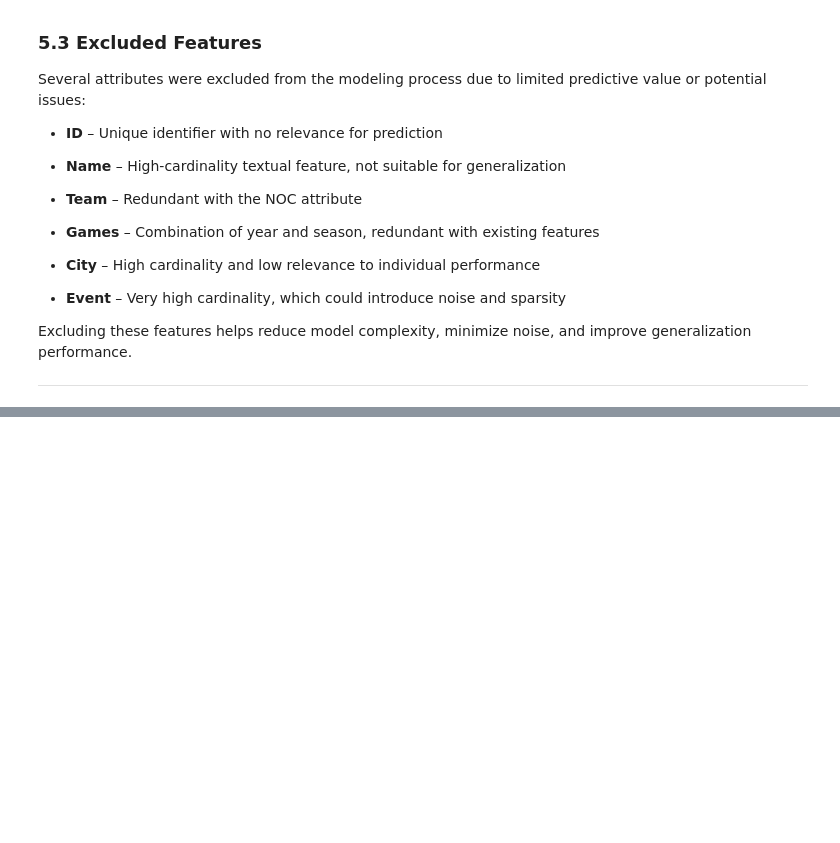
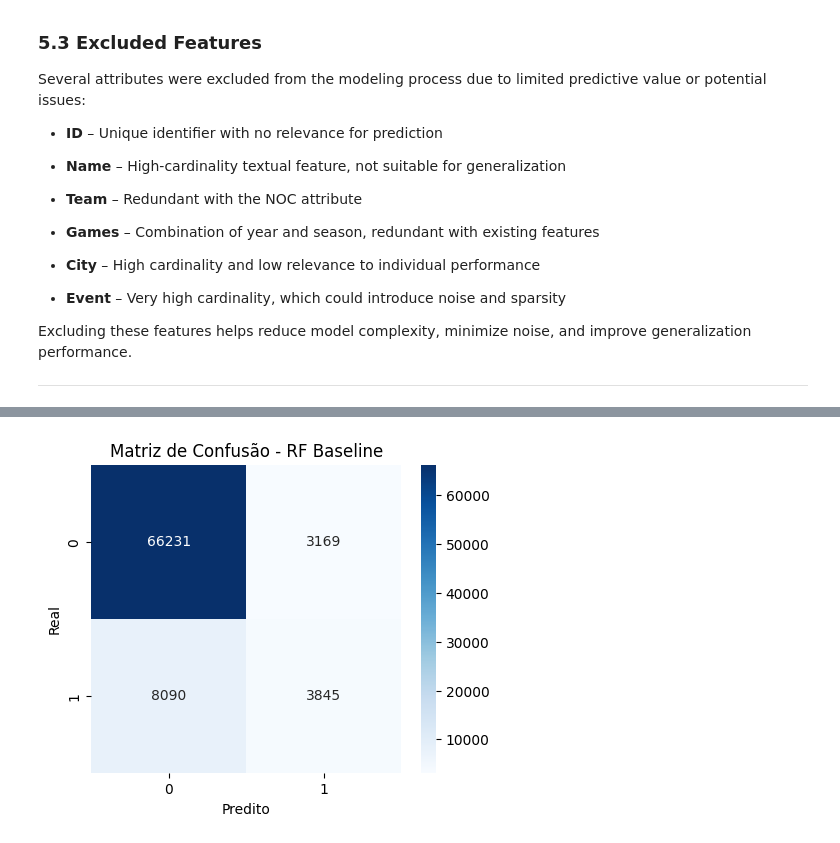
Before and after one commit to diogooaabreu/IA25_P02_G4, a Jupyter notebook: Notebook1.ipynb, the cells around one changed output, grey strips where cells are left out. Saved outputs shown, nothing was run; the diff lists cells and outputs as text; code cells hidden in the pictures; blank space fills up the shorter version.

Commit message:
Explain how the data was prepared;  Apply the ML algorithms and evaluate the generate models ; Optimize the selected algorithm adjusting the hyperparameters

```diff
--- a/Notebook1.ipynb
+++ b/Notebook1.ipynb
@@ -30,12 +30,12 @@ In this section, the Olympic athletes dataset is loaded and an initial inspectio
 import numpy as np
 import pandas as pd
 
-df = pd.read_csv("athlete_events.csv")
+olympic_df= pd.read_csv("athlete_events.csv")
 
-df.head()
-df.shape
-df.info()
-df.describe()
+olympic_df.head()
+olympic_df.shape
+olympic_df.info()
+olympic_df.describe()
 # %% [output]
 <class 'pandas.core.frame.DataFrame'>
 RangeIndex: 271116 entries, 0 to 271115
@@ -202,0 +470,82 @@ Excluding these features helps reduce model complexity, minimize noise, and impr
+# %%
+# ===============================
+# Random Forest - Duas Versões
+# ===============================
+
+from sklearn.ensemble import RandomForestClassifier
+from sklearn.metrics import accuracy_score, confusion_matrix, classification_report
+import matplotlib.pyplot as plt
+import seaborn as sns
+
+# --- Versão Baseline (padrão) ---
+rf_baseline = RandomForestClassifier(
+    n_estimators=100,       # número padrão de árvores
+    random_state=42
+)
+rf_baseline.fit(X_train, y_train)
+y_pred_baseline = rf_baseline.predict(X_test)
+
+# Accuracy
+acc_baseline = accuracy_score(y_test, y_pred_baseline)
+print("=== Random Forest - Versão Padrão ===")
+print(f"Accuracy: {acc_baseline:.4f}\n")
+
+# Matriz de Confusão
+cm_baseline = confusion_matrix(y_test, y_pred_baseline)
+print("Matriz de Confusão:")
+print(cm_baseline)
+
+# Relatório de Classificação
+print("\nRelatório de Classificação:")
+print(classification_report(y_test, y_pred_baseline))
+
+# Gráfico da Matriz de Confusão
+plt.figure(figsize=(5,4))
+sns.heatmap(cm_baseline, annot=True, fmt="d", cmap="Blues")
+plt.title("Matriz de Confusão - RF Baseline")
+plt.xlabel("Predito")
+plt.ylabel("Real")
+plt.show()
+
+# Análise em frase
+print("Análise dos Resultados:")
+print("O modelo baseline com 100 árvores identifica bem a classe maioritária (não medalha),")
+print("mas apresenta baixo recall para os medalhistas devido ao desbalanceamento de classes.\n")
+
+
+# --- Versão Melhorada (mais árvores + balanceamento de classes) ---
+rf_melhorado = RandomForestClassifier(
+    n_estimators=200,       # mais árvores para robustez
+    class_weight='balanced', # balanceamento das classes
+    random_state=42
+)
+rf_melhorado.fit(X_train, y_train)
+y_pred_melhorado = rf_melhorado.predict(X_test)
+
+# Accuracy
+acc_melhorado = accuracy_score(y_test, y_pred_melhorado)
+print("=== Random Forest - Versão Melhorada ===")
+print(f"Accuracy: {acc_melhorado:.4f}\n")
+
+# Matriz de Confusão
+cm_melhorado = confusion_matrix(y_test, y_pred_melhorado)
+print("Matriz de Confusão:")
+print(cm_melhorado)
+
+# Relatório de Classificação
+print("\nRelatório de Classificação:")
+print(classification_report(y_test, y_pred_melhorado))
+
+# Gráfico da Matriz de Confusão
+plt.figure(figsize=(5,4))
+sns.heatmap(cm_melhorado, annot=True, fmt="d", cmap="Greens")
+plt.title("Matriz de Confusão - RF Melhorada")
+plt.xlabel("Predito")
+plt.ylabel("Real")
+plt.show()
+
+# Análise em frase
+print("Análise dos Resultados:")
+print("A versão melhorada com balanceamento de classes e mais árvores aumenta o recall dos medalhistas,")
+print("reduzindo o viés da classe majoritária e proporcionando uma visão mais equilibrada das previsões.")
+# %% [output]
@@ -202,0 +568 @@ Excluding these features helps reduce model complexity, minimize noise, and impr
+[figure, added]
```
Also changed, not shown: parts of 7 cells of this notebook.
